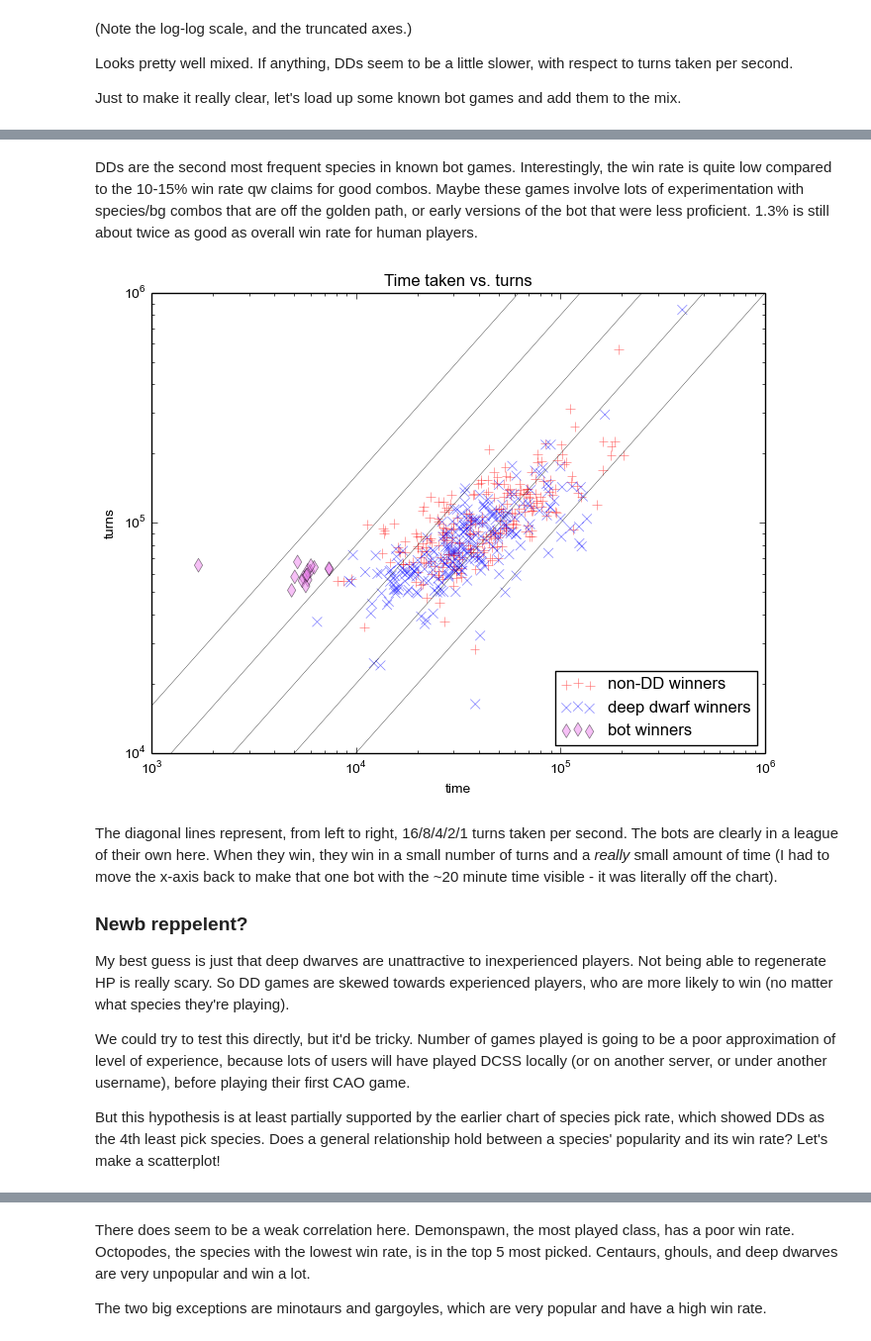
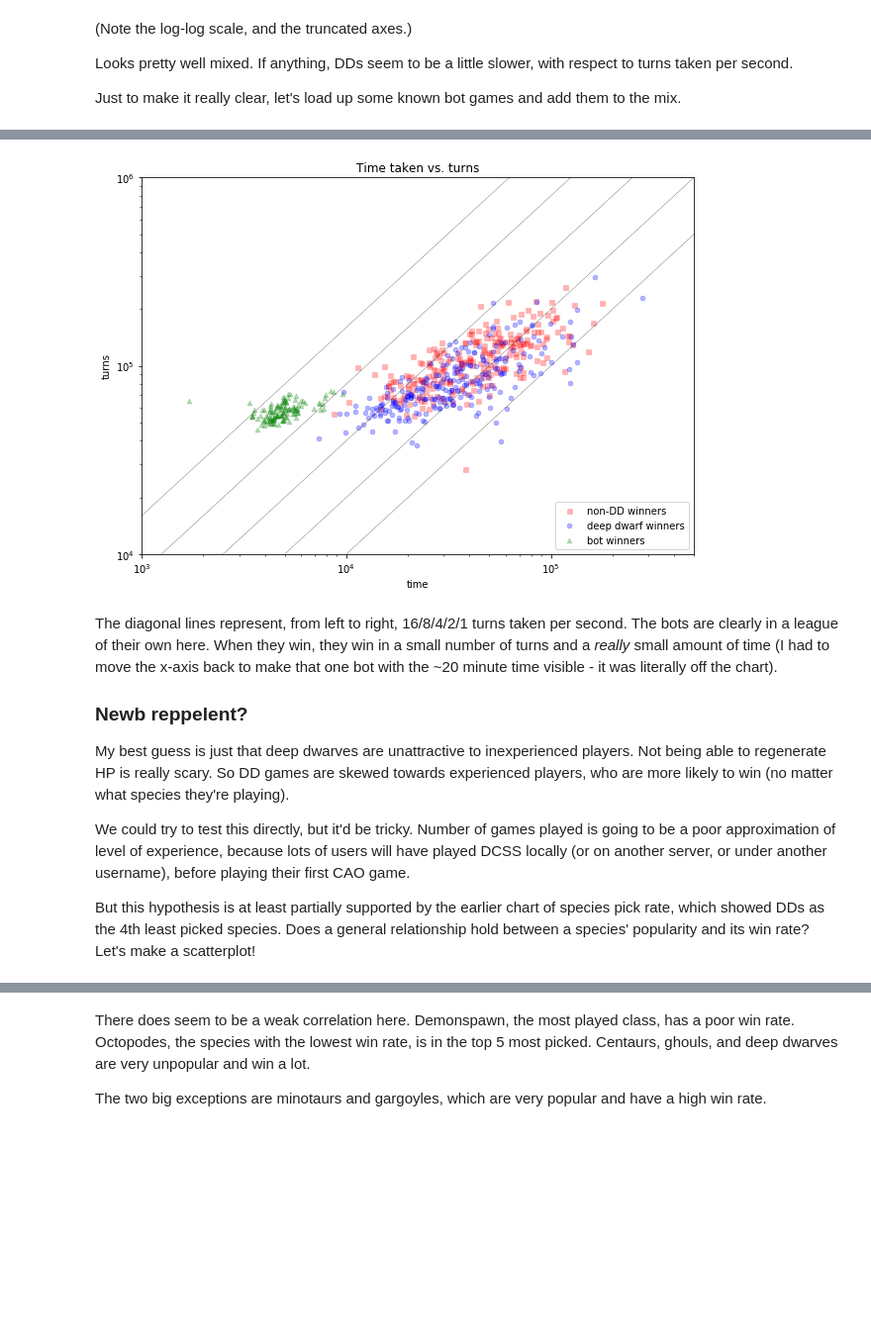
Before and after one commit to colinmorris/crawl-coroner, a Jupyter notebook: species.ipynb, the cells around one changed output, grey strips where cells are left out. Shown at 99% size. Saved outputs shown, nothing was run; the diff lists cells and outputs as text; code cells hidden in the pictures; blank space fills up the shorter version.

```diff
--- a/species.ipynb
+++ b/species.ipynb
@@ -71,6 +59,7 @@ The popularity of minotaurs and deep elves isn't too surprising, since they're t
 # %% [markdown]
 ## Win rate
 # %%
-wr = f.groupby('orig_species')['won'].mean().dropna().sort_values()
-ax = plot_percent(wr, True, title='Win rate by species', figsize=(12,8));
+wr = f.groupby('orig_species')['won'].mean().sort_values()
+ax = plot_percent(wr, True, title='Win rate by species', figsize=(10,8))
+ax.grid(axis='x');
 # %% [output]
@@ -86,9 +75,10 @@ When I showed these results to a friend who plays DCSS, he suggested that maybe
 
 Pakellas was added in 0.18 and removed in 0.19, so if this is the reason, we would expect their win rate to be higher in version 0.18, and for most of their wins to come from that version.
 # %%
-fig, (ax1, ax2) = plt.subplots(2, sharex=True, figsize=(10,7))
-dd_winr = f[f['species'] == 'deep dwarf'].groupby('version')['won'].mean()
-dd_plays = f[f['species'] == 'deep dwarf'].groupby('version').size()
+fig, (ax1, ax2) = plt.subplots(2, sharex=True, figsize=(8,6))
+idd = f['species'] == 'deep dwarf' # reusable index
+dd_winr = f[idd].groupby('version')['won'].mean()
+dd_plays = f[idd].groupby('version').size()
 plot_percent(dd_winr, ax=ax1, title="Win rate")
 dd_plays.plot.bar(ax=ax2, title="Games played");
 # %% [output]
@@ -104,19 +94,19 @@ qw leaves some distinctive patterns in the notes section. By looking for them, I
 
 One hallmark of bots is that they play really fast. Let's plot turns taken against wallclock time, and see if there's a noticeable difference between DDs and non-DDs.
 # %%
-s = 50
-alpha = 0.5
+s = 25
+alpha = 0.3
 n = 250
 lw=.5
 def plot_turn_time(figsize=(8,6)):
-    ax = f.loc[iwon & ~(f['species']=='deep dwarf')].head(n)\
-        .plot.scatter(x='time', y='turns', color='red', marker="+", figsize=figsize, loglog=1,
+    ax = f.loc[iwon & ~idd].head(n)\
+        .plot.scatter(x='time', y='turns', color='red', marker="s", figsize=figsize, loglog=1,
                       label='non-DD winners', alpha=alpha, s=s, lw=lw);
-    f.loc[iwon & (f['species']=='deep dwarf')].head(n)\
+    f.loc[iwon & idd].head(n)\
         .plot.scatter(x='time', y='turns', color='blue', label='deep dwarf winners',
-                      marker="x", alpha=alpha, s=s, lw=lw, ax=ax)
+                      marker="o", alpha=alpha, s=s, lw=lw, ax=ax)
 
-    l, r = 5*10**3, 10**6
+    l, r = 5*10**3, 5 * 10**5
     b, t = 10**4, 10**6
     ax.set_xlim(l, r)
     ax.set_ylim(b, t)
@@ -150,24 +125,23 @@ dtype: int64
-# %% [markdown]
-DDs are the second most frequent species in known bot games. Interestingly, the win rate is quite low compared to the 10-15% win rate qw claims for good combos. Maybe these games involve lots of experimentation with species/bg combos that are off the golden path, or early versions of the bot that were less proficient. 1.3% is still about twice as good as overall win rate for human players.
 # %%
-ax = plot_turn_time((8,6))
+bots = STORE['bots']
+ax = plot_turn_time((10,7))
 bots.loc[iwon].head(n)\
-    .plot.scatter(x='time', y='turns', color='violet', label='bot winners',
-                  marker="d", alpha=alpha, s=s, lw=lw, ax=ax)
+    .plot.scatter(x='time', y='turns', color='green', label='bot winners',
+                  marker="^", alpha=alpha, s=s, lw=lw, ax=ax)
 
-l, r = 10**3, 10**6
+l, r = 10**3, 5 * 10**5
 b, t = 10**4, 10**6
 ax.set_xlim(l, r)
 ax.set_ylim(b, t)
 for turns_per_second in [1, 2, 4, 8, 16]:
     ax.plot(
         [l, t/turns_per_second],
         [l*turns_per_second, t],
         color='black', lw=lw/2,
     )
 ax.legend(loc=4);
 # %% [output]
-[figure, old version]
+[figure, new version]
 # %% [markdown]
 The diagonal lines represent, from left to right, 16/8/4/2/1 turns taken per second. The bots are clearly in a league of their own here. When they win, they win in a small number of turns and a *really* small amount of time (I had to move the x-axis back to make that one bot with the ~20 minute time visible - it was literally off the chart).
 
@@ -177,4 +151,4 @@ My best guess is just that deep dwarves are unattractive to inexperienced player
 
 We could try to test this directly, but it'd be tricky. Number of games played is going to be a poor approximation of level of experience, because lots of users will have played DCSS locally (or on another server, or under another username), before playing their first CAO game.
 
-But this hypothesis is at least partially supported by the earlier chart of species pick rate, which showed DDs as the 4th least pick species. Does a general relationship hold between a species' popularity and its win rate? Let's make a scatterplot!
+But this hypothesis is at least partially supported by the earlier chart of species pick rate, which showed DDs as the 4th least picked species. Does a general relationship hold between a species' popularity and its win rate? Let's make a scatterplot!
```
Also changed, not shown: parts of 50 cells of this notebook, 3 other files.
